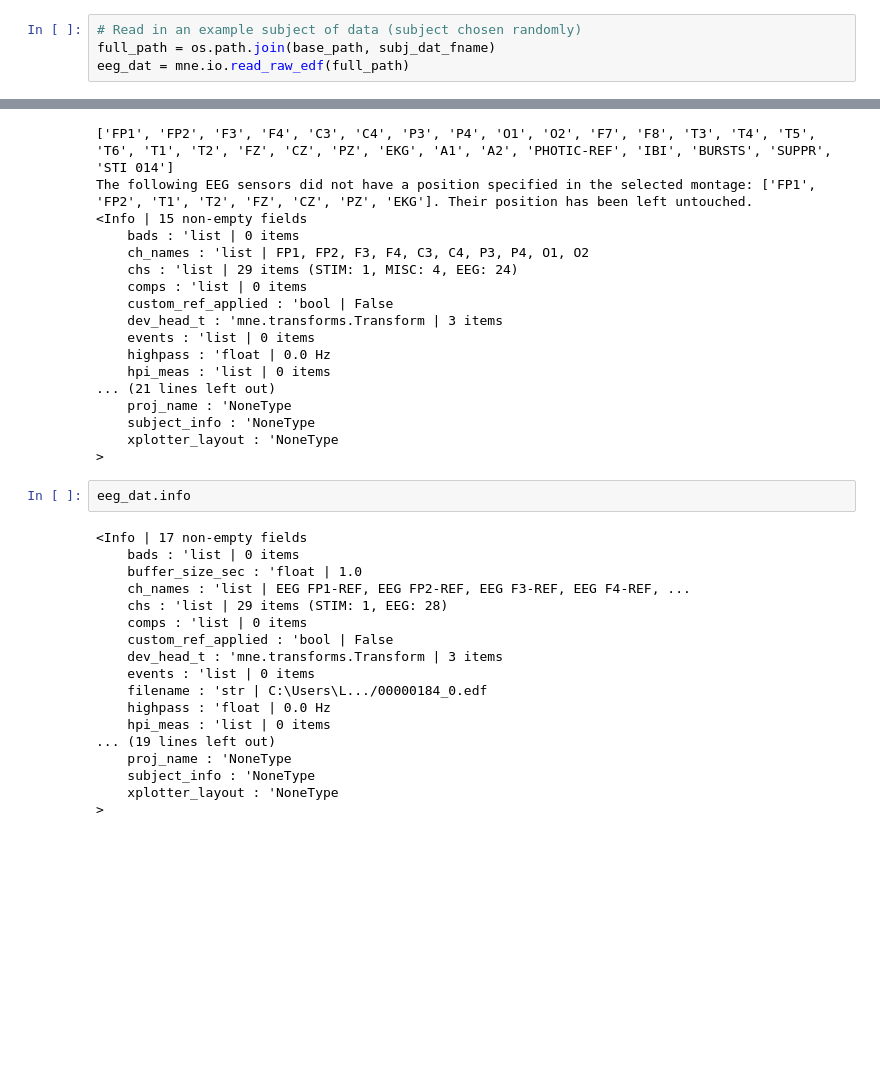
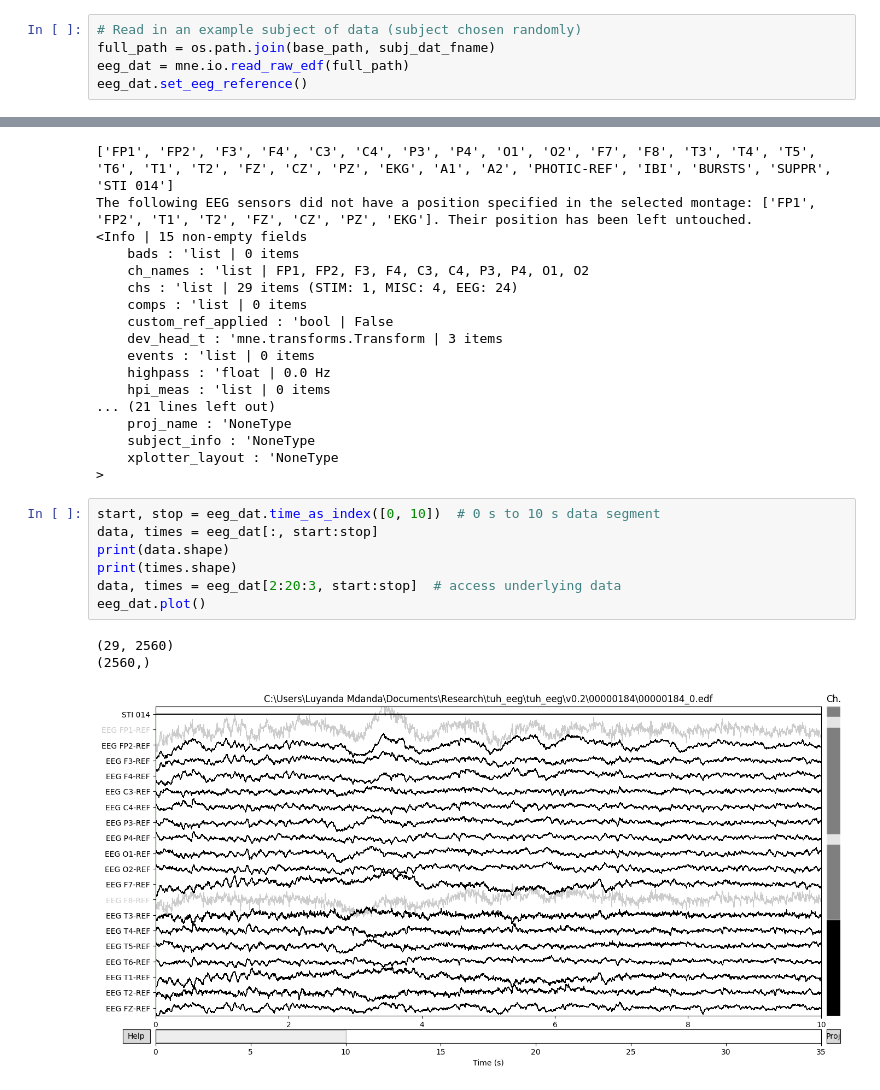
Before and after one commit to voytekresearch/EEGMapping, a Jupyter notebook: MNE-TUH.ipynb, the cells around one changed output, grey strips where cells are left out. Cells and saved outputs as stored; diff of their text form; blank space fills up the shorter version.

```diff
--- a/MNE-TUH.ipynb
+++ b/MNE-TUH.ipynb
@@ -70,6 +70,7 @@ subj_dat_fname = 'tuh_eeg\\v0.2\\00000184\\00000184_0.edf'
 # Read in an example subject of data (subject chosen randomly)
 full_path = os.path.join(base_path, subj_dat_fname)
 eeg_dat = mne.io.read_raw_edf(full_path)
+eeg_dat.set_eeg_reference()
 # %% [output]
 Extracting edf Parameters from C:\Users\Luyanda Mdanda\Documents\Research\tuh_eeg\tuh_eeg\v0.2\00000184\00000184_0.edf...
 Setting channel info structure...
@@ -158,23 +162,14 @@ The following EEG sensors did not have a position specified in the selected mont
     subject_info : 'NoneType
     xplotter_layout : 'NoneType
 >
-# %%
-eeg_dat.info
-# %% [output]
-<Info | 17 non-empty fields
-    bads : 'list | 0 items
-    buffer_size_sec : 'float | 1.0
-    ch_names : 'list | EEG FP1-REF, EEG FP2-REF, EEG F3-REF, EEG F4-REF, ...
-    chs : 'list | 29 items (STIM: 1, EEG: 28)
-    comps : 'list | 0 items
-    custom_ref_applied : 'bool | False
-    dev_head_t : 'mne.transforms.Transform | 3 items
-    events : 'list | 0 items
-    filename : 'str | C:\Users\L.../00000184_0.edf
-    highpass : 'float | 0.0 Hz
-    hpi_meas : 'list | 0 items
-... (19 lines left out)
-    proj_name : 'NoneType
-    subject_info : 'NoneType
-    xplotter_layout : 'NoneType
->
+# %%
+start, stop = eeg_dat.time_as_index([0, 10])  # 0 s to 10 s data segment
+data, times = eeg_dat[:, start:stop]
+print(data.shape)
+print(times.shape)
+data, times = eeg_dat[2:20:3, start:stop]  # access underlying data
+eeg_dat.plot()
+# %% [output]
+(29, 2560)
+(2560,)
+[figure, added]
```
Also changed, not shown: parts of 7 cells of this notebook.
